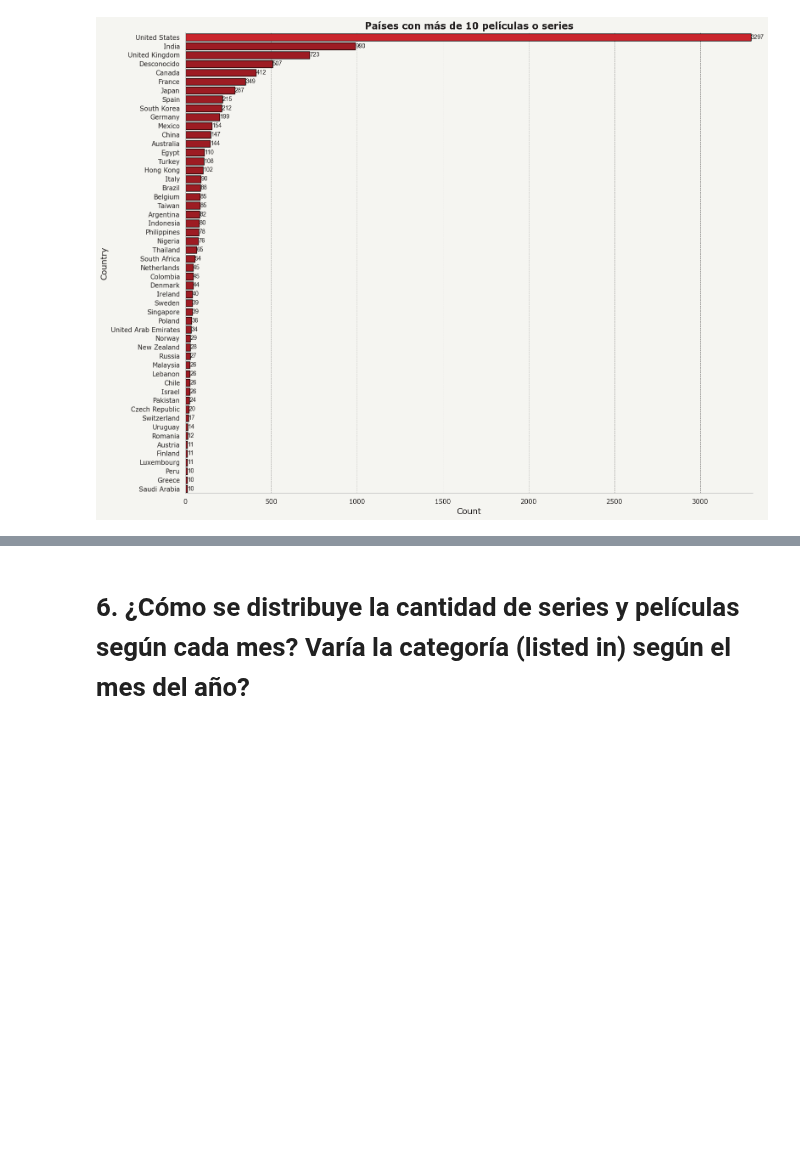
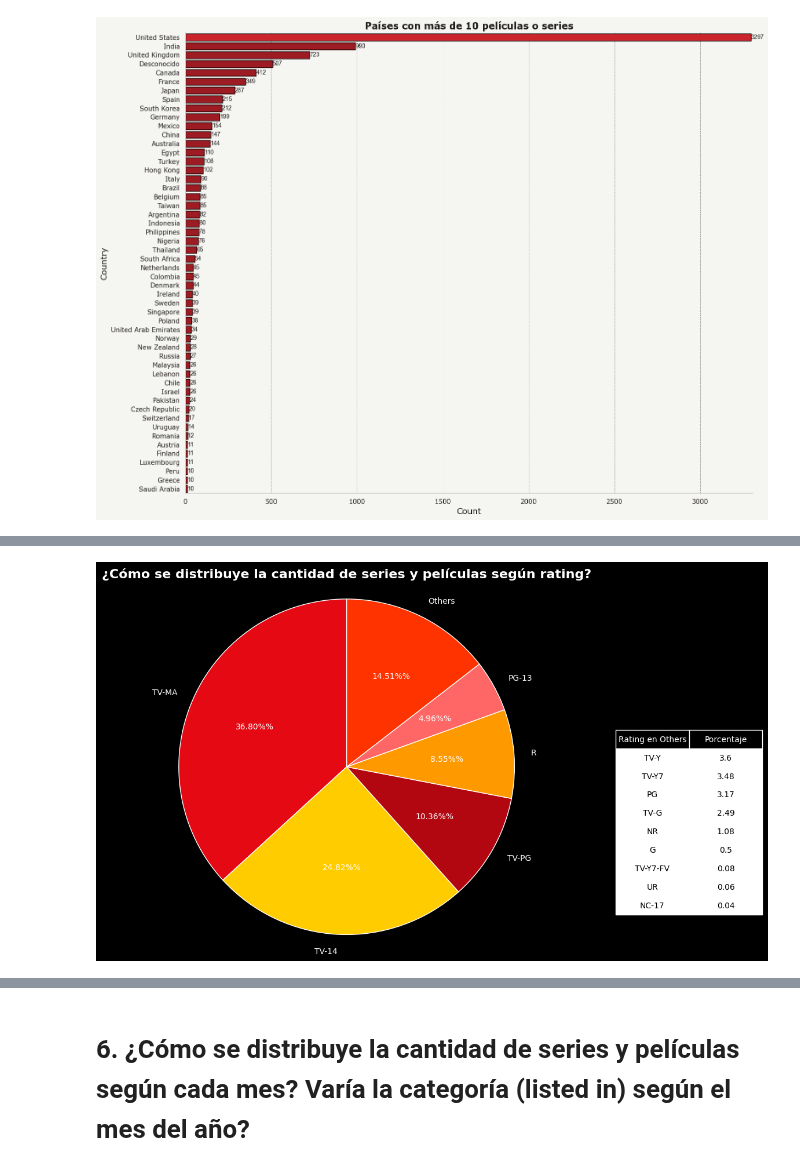
Before and after one commit to phobbins/AnalisisDatos, a Jupyter notebook: Practico 2/practico2.ipynb, the cells around one changed output, grey strips where cells are left out. Drawn from its saved outputs; the diff is of its cells as text; code cells hidden in the pictures; blank space fills up the shorter version.

```diff
--- a/Practico 2/practico2.ipynb
+++ b/Practico 2/practico2.ipynb
@@ -393,0 +374,95 @@ Name: country, Length: 7787, dtype: object
+# %%
+#4. ¿Cómo se distribuye la cantidad de series y películas según rating?
+
+import pandas as pd
+import matplotlib.pyplot as plt
+
+# Definir colores personalizados de estilo Netflix (rojos y amarillos)
+colors = ['#e50914', '#ffcc00', '#b20710', '#ff9900', '#ff6666', '#ff3300', '#ffcc66', '#ff9933', '#ff5050']
+
+# Cambiar el fondo a negro y el color del texto a blanco
+background_color = '#000000'  # Fondo negro
+text_color = '#FFFFFF'  # Texto en blanco
+table_background_color = '#FFFFFF'  # Fondo blanco para las celdas de datos
+table_text_color = '#000000'  # Texto negro para las celdas de datos
+
+# Contar las ocurrencias y ordenar
+rating_counts = df['rating'].value_counts().reset_index()
+rating_counts.columns = ['rating', 'count']
+
+# Calcular el total para obtener porcentajes
+total_count = rating_counts['count'].sum()
+
+# Crear una columna de porcentaje con dos decimales
+rating_counts['percentage'] = (rating_counts['count'] / total_count * 100).round(2)
+
+# Separar las categorías menores al 4% y sumarlas en "Others"
+threshold = 4
+ratings_above_threshold = rating_counts[rating_counts['percentage'] >= threshold]
+ratings_below_threshold = rating_counts[rating_counts['percentage'] < threshold]
+
+# Sumar las categorías menores al 4% en una sola fila
+if len(ratings_below_threshold) > 0:
+    others_count = ratings_below_threshold['count'].sum()
+    others_percentage = ratings_below_threshold['percentage'].sum()
+    others_row = pd.DataFrame({'rating': ['Others'], 'count': [others_count], 'percentage': [others_percentage]})
+    ratings_above_threshold = pd.concat([ratings_above_threshold, others_row], ignore_index=True)
+
+# Configurar el fondo y la figura
+fig, ax = plt.subplots(figsize=(12, 7), facecolor=background_color)
+plt.gca().set_facecolor(background_color)
+
+# Crear el gráfico de torta con las categorías
+ax.pie(ratings_above_threshold['count'],
+       labels=ratings_above_threshold['rating'],
+       autopct=lambda p: f'{p:.2f}%%',  # Mostrar porcentajes con dos decimales
+       startangle=90,
+       colors=colors[:len(ratings_above_threshold)],  # Usar un color distinto para cada categoría
+       textprops={'color': text_color},
+       wedgeprops={'edgecolor': 'white'})  # Bordes de los sectores en blanco
+
+# Añadir título
+ax.set_title('¿Cómo se distribuye la cantidad de series y películas según rating?',
+             fontsize=16,
+             fontweight='bold',
+             color=text_color)
+
+# Asegurar que el gráfico sea circular
+ax.axis('equal')
+
+# Crear una tabla con las categorías que fueron agrupadas en "Others"
+if len(ratings_below_threshold) > 0:
+    # Datos de la tabla: categorías y porcentajes con dos decimales
+    others_data = ratings_below_threshold[['rating', 'percentage']].values
+
+    # Crear la tabla en la figura
+    table = plt.table(cellText=others_data,
+                      colLabels=['Rating en Others', 'Porcentaje'],
+                      colColours=[background_color, background_color],
+                      cellLoc='center',
+                      colWidths=[0.3, 0.3],
+                      loc='right',  # Posicionar la tabla a la derecha del gráfico
+                      bbox=[1.05, 0.1, 0.3, 0.5])  # Ajustar la posición y tamaño de la tabla
+
+    table.auto_set_font_size(False)
+    table.set_fontsize(10)
+    table.scale(1, 1.5)  # Ajustar el tamaño de la tabla
+
+    # Cambiar el color del texto y el fondo de las celdas
+    for key, cell in table.get_celld().items():
+        if key[0] == 0:  # Encabezados
+            cell.set_text_props(color=text_color)
+            cell.set_facecolor(background_color)  # Fondo negro para los encabezados
+            cell.set_edgecolor('white')  # Bordes blancos en la tabla
+        else:  # Datos
+            cell.set_text_props(color=table_text_color)
+            cell.set_facecolor(table_background_color)  # Fondo blanco para las celdas de datos
+            cell.set_edgecolor('white')  # Bordes blancos en la tabla
+
+# Ajustar el diseño para evitar superposiciones
+plt.tight_layout()
+
+# Mostrar el gráfico con la tabla
+plt.show()
+# %% [output]
+[figure, added]
```
Also changed, not shown: parts of 3 cells of this notebook.
